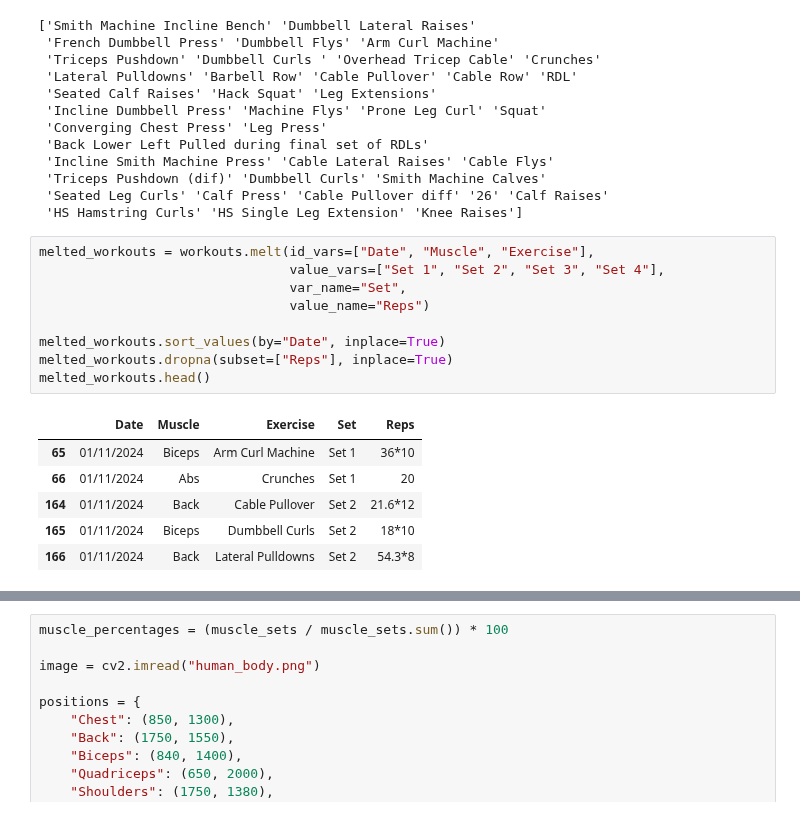
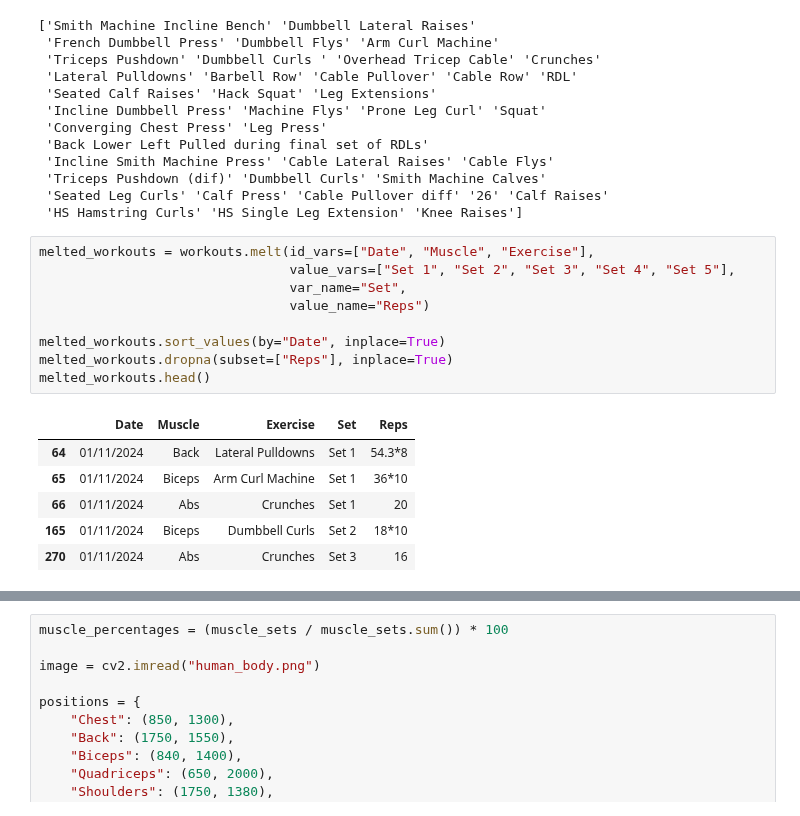
Before and after one commit to matthewlewis123/The-Gym-Files, a Jupyter notebook: notebook.ipynb, the cells around one changed output, grey strips where cells are left out. Saved outputs shown, nothing was run; the diff lists cells and outputs as text.

```diff
--- a/notebook.ipynb
+++ b/notebook.ipynb
@@ -49,20 +49,20 @@ print(unique_exercises)
  'HS Hamstring Curls' 'HS Single Leg Extension' 'Knee Raises']
 # %%
 melted_workouts = workouts.melt(id_vars=["Date", "Muscle", "Exercise"],
-                                value_vars=["Set 1", "Set 2", "Set 3", "Set 4"],
+                                value_vars=["Set 1", "Set 2", "Set 3", "Set 4", "Set 5"],
                                 var_name="Set",
                                 value_name="Reps")
 
 melted_workouts.sort_values(by="Date", inplace=True)
 melted_workouts.dropna(subset=["Reps"], inplace=True)
 melted_workouts.head()
 # %% [output]
 |  | Date | Muscle | Exercise | Set | Reps |
+| 64 | 01/11/2024 | Back | Lateral Pulldowns | Set 1 | 54.3*8 |
 | 65 | 01/11/2024 | Biceps | Arm Curl Machine | Set 1 | 36*10 |
 | 66 | 01/11/2024 | Abs | Crunches | Set 1 | 20 |
-| 164 | 01/11/2024 | Back | Cable Pullover | Set 2 | 21.6*12 |
 | 165 | 01/11/2024 | Biceps | Dumbbell Curls | Set 2 | 18*10 |
-| 166 | 01/11/2024 | Back | Lateral Pulldowns | Set 2 | 54.3*8 |
+| 270 | 01/11/2024 | Abs | Crunches | Set 3 | 16 |
 # %%
 muscle_sets = melted_workouts.groupby("Muscle").size()
 
```
Also changed, not shown: parts of 5 cells of this notebook, 1 other file.
